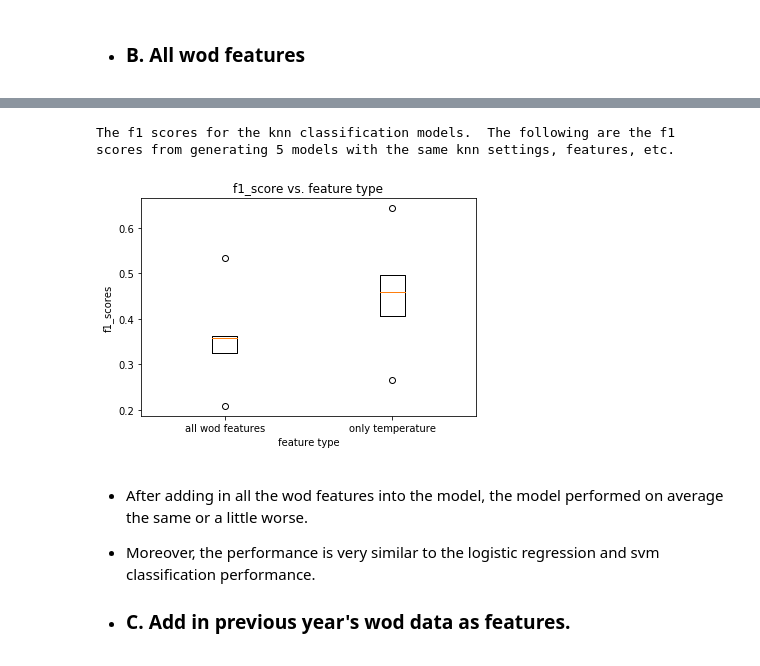
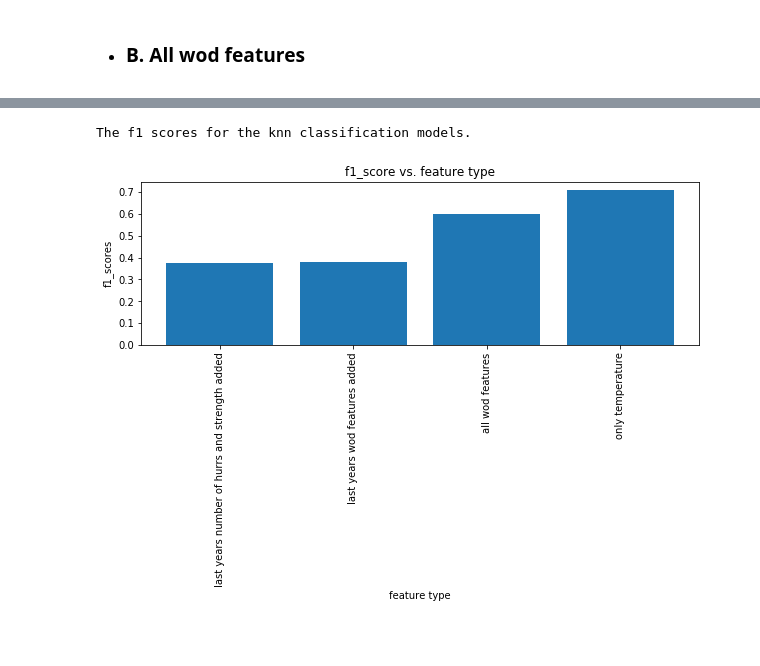
Before and after one commit to chill7627/Predicting-Hurricane-Season-Impacts, a Jupyter notebook: IPYNBs/hurricanes_machine_learning.ipynb, the cells around one changed output, grey strips where cells are left out. Cells and saved outputs as stored; diff of their text form; code cells hidden in the pictures; blank space fills up the shorter version.

```diff
--- a/IPYNBs/hurricanes_machine_learning.ipynb
+++ b/IPYNBs/hurricanes_machine_learning.ipynb
@@ -938,11 +528,12 @@ def knn_mod_test(pipeline, data, target, params, split_test_size=.3, cv_folds=3,
     Returns a tuned and fitted model and f1 weighted score and prints a classification report and f1 score."""
 
     #split data into train and test sets
-    X_train, X_test, y_train, y_test = train_test_split(data, target, test_size = split_test_size)
+    X_train, X_test, y_train, y_test = train_test_split(data, target, test_size = split_test_size, random_state=42)
 
     #run grid search on pipeline
     gm_cv = GridSearchCV(pipeline, param_grid = params, cv=cv_folds)
     gm_cv.fit(X_train, y_train)
+    k = gm_cv.best_params_['knn__n_neighbors']
     print('The best param values are {}, with an accuracy of {}.'.format(gm_cv.best_params_, gm_cv.best_score_))
     print()
 
@@ -955,7 +546,7 @@ def knn_mod_test(pipeline, data, target, params, split_test_size=.3, cv_folds=3,
     f1 = f1_score(y_test, y_pred, average='weighted')
     print('The f1 score is : {}'.format(f1))
 
-    return gm_cv, f1
+    return gm_cv, f1, k
 
 #set up pipeline
 steps = [('scaler', StandardScaler())
@@ -968,14 +559,8 @@ params_knn = {'knn__n_neighbors':np.arange(1, 20, 1)}
 hurr_labels=['no impact', 'moderate', 'severe']
 
 
-f1_hurr_temp = np.empty(5)
-
-for i in range(5):
-    knn_hurr_temp, f1_hurr_temp[i] = knn_mod_test(pipeline = pipeline_knn, data=X[:,4].reshape(-1,1),
+#run kNN
+knn_hurr_temp, f1_hurr_temp, k_hurr_temp = knn_mod_test(pipeline = pipeline_knn, data=X[:,4].reshape(-1,1),
                                                        target=y_hurr, params=params_knn, class_labels=hurr_labels,
                                                        split_test_size=.3, cv_folds=3)
-
-print('avg f1 is {}.'
-      .format(np.mean(f1_hurr_temp)))
-print()
 # %% [output]
@@ -1029,14 +579,7 @@ avg f1 is 0.5545758128853093.
 # %% [markdown]
 * ### B. All wod features
 # %%
-f1_hurr_wod = np.empty(5)
-for i in range(5):
-    knn_hurr_wod, f1_hurr_wod[i] = knn_mod_test(pipeline = pipeline_knn, data=X, target=y_hurr,
+knn_hurr_wod, f1_hurr_wod, k_hurr_wod = knn_mod_test(pipeline = pipeline_knn, data=X, target=y_hurr,
                                                               params=params_knn,
                                                               class_labels=hurr_labels, split_test_size=.3, cv_folds=3)
-
-
-print('avg f1 is {}.'
-      .format(np.mean(f1_hurr_wod)))
-print()
 # %% [output]
@@ -1096,0 +603,4 @@ avg f1 is 0.35723527568922303.
+# %%
+knn_hurr_last, f1_hurr_last, k_hurr_last = knn_mod_test(pipeline = pipeline_knn, data=X_last, target=y_hurr[1:],
+                                                              params=params_knn,
+                                                              class_labels=hurr_labels, split_test_size=.3, cv_folds=3)
@@ -1096,0 +625,4 @@ avg f1 is 0.35723527568922303.
+# %%
+knn_hurr_last_hurr, f1_hurr_last_hurr, k_hurr_last_hurr = knn_mod_test(pipeline = pipeline_knn, data=X_last_hurr, target=y_hurr[1:],
+                                                              params=params_knn,
+                                                              class_labels=hurr_labels, split_test_size=.3, cv_folds=3)
@@ -1097,16 +642,14 @@ avg f1 is 0.35723527568922303.
 # %%
-print('The f1 scores for the knn classification models.  The following are the f1 scores from generating 5 models with the same knn settings, features, etc.')
-plt.boxplot([f1_hurr_wod, f1_hurr_temp], labels=['all wod features','only temperature'])
+print('The f1 scores for the knn classification models.')
+plt.figure(figsize = (10,3))
+plt.bar(x=range(4), height=[f1_hurr_last_hurr,f1_hurr_last, f1_hurr_wod, f1_hurr_temp],
+            tick_label=['last years number of hurrs and strength added','last years wod features added','all wod features','only temperature'])
 plt.title('f1_score vs. feature type')
 plt.ylabel('f1_scores')
 plt.xlabel('feature type')
+plt.xticks(rotation=90)
 
 plt.show()
 # %% [output]
-The f1 scores for the knn classification models.  The following are the f1 scores from generating 5 models with the same knn settings, features, etc.
+The f1 scores for the knn classification models.
-[figure, old version]
+[figure, new version]
-# %% [markdown]
-* After adding in all the wod features into the model, the model performed on average the same or a little worse.
-* Moreover, the performance is very similar to the logistic regression and svm classification performance.
-
-* ### C. Add in previous year's wod data as features.
```
Also changed, not shown: parts of 45 cells of this notebook.
